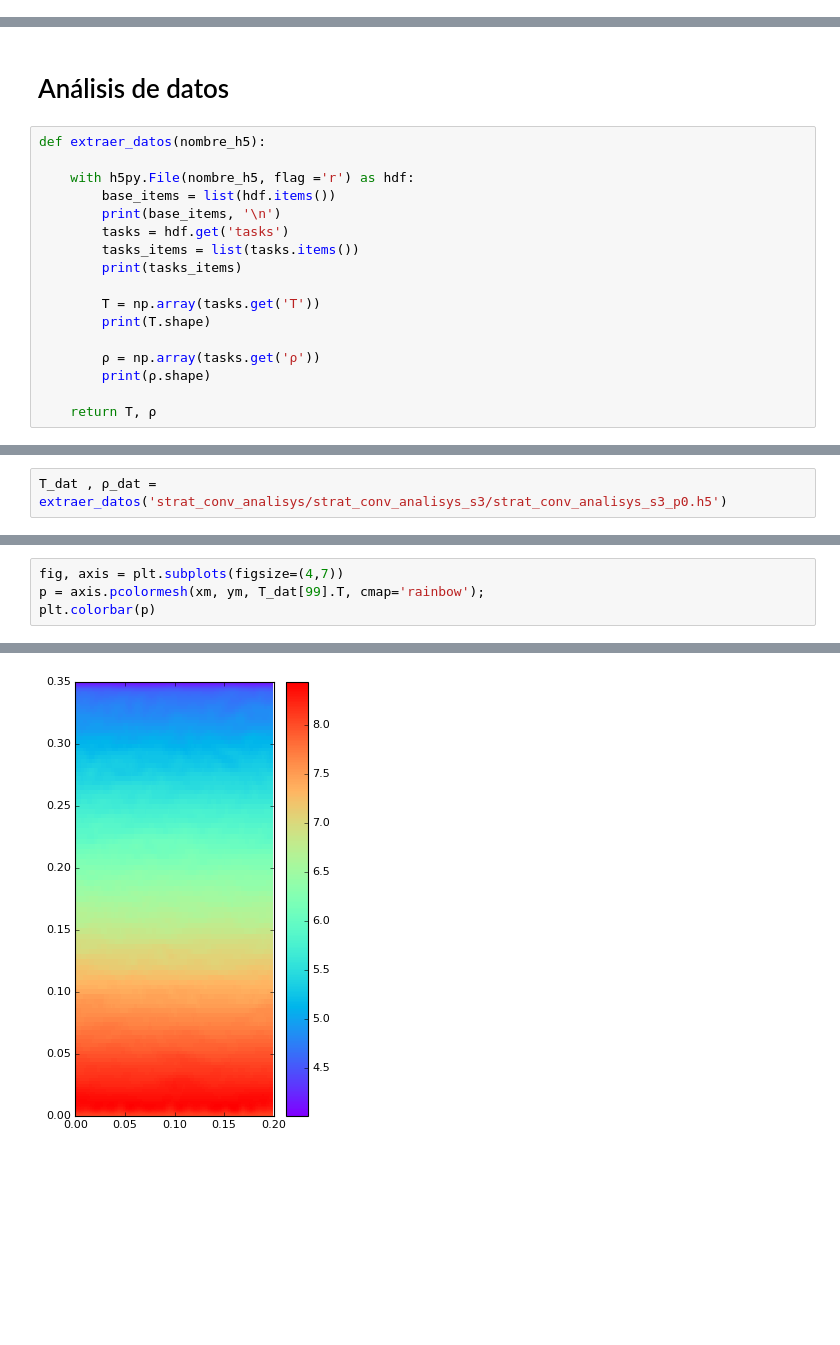
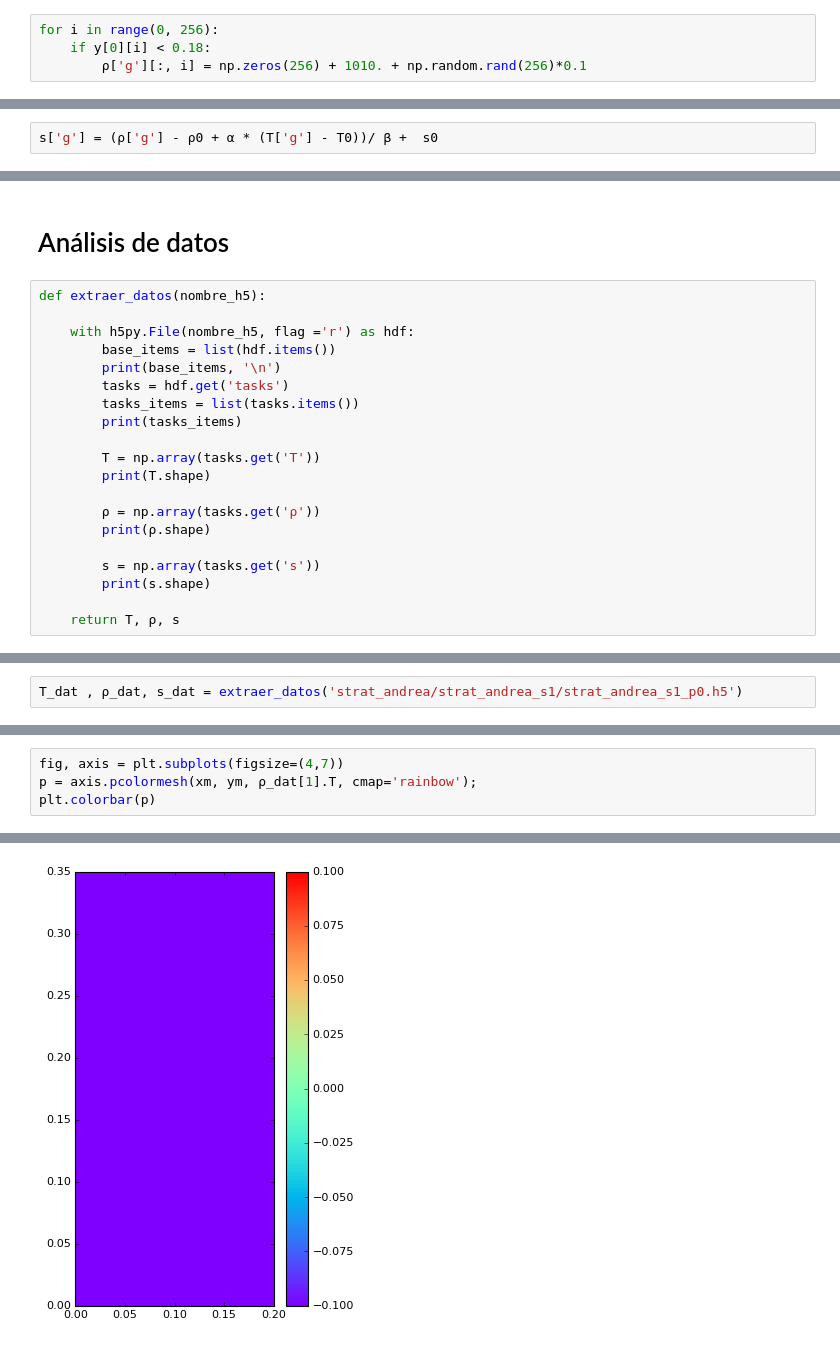
Before and after one commit to cpierard/Servicio_social, a Jupyter notebook: Convección en fluido estratificado.ipynb, the cells around one changed output, grey strips where cells are left out. Saved outputs shown, nothing was run; the diff lists cells and outputs as text; blank space fills up the shorter version.

```diff
--- a/Convección en fluido estratificado.ipynb
+++ b/Convección en fluido estratificado.ipynb
@@ -284,0 +182,4 @@ CFL.compute_dt()
+# %%
+for i in range(0, 256):
+    if y[0][i] < 0.18:
+        ρ['g'][:, i] = np.zeros(256) + 1010. + np.random.rand(256)*0.1
@@ -284,0 +201,2 @@ CFL.compute_dt()
+# %%
+s['g'] = (ρ['g'] - ρ0 + α * (T['g'] - T0))/ β +  s0
@@ -339,4 +288,7 @@ def extraer_datos(nombre_h5):
         ρ = np.array(tasks.get('ρ'))
         print(ρ.shape)
 
-    return T, ρ
+        s = np.array(tasks.get('s'))
+        print(s.shape)
+
+    return T, ρ, s
@@ -361,3 +295,3 @@ def animar_dedalus(xm, ym, S, CMAP):
 # %%
-T_dat , ρ_dat = extraer_datos('strat_conv_analisys/strat_conv_analisys_s3/strat_conv_analisys_s3_p0.h5')
+T_dat , ρ_dat, s_dat = extraer_datos('strat_andrea/strat_andrea_s1/strat_andrea_s1_p0.h5')
 # %% [output]
@@ -373,7 +308,7 @@ T_dat , ρ_dat = extraer_datos('strat_conv_analisys/strat_conv_analisys_s3/strat
 # %%
 fig, axis = plt.subplots(figsize=(4,7))
-p = axis.pcolormesh(xm, ym, T_dat[99].T, cmap='rainbow');
+p = axis.pcolormesh(xm, ym, ρ_dat[1].T, cmap='rainbow');
 plt.colorbar(p)
 # %% [output]
 <matplotlib.colorbar.Colorbar at 0x...>
-[figure, old version]
+[figure, new version]
```
Also changed, not shown: parts of 44 cells of this notebook, 1 other file.
